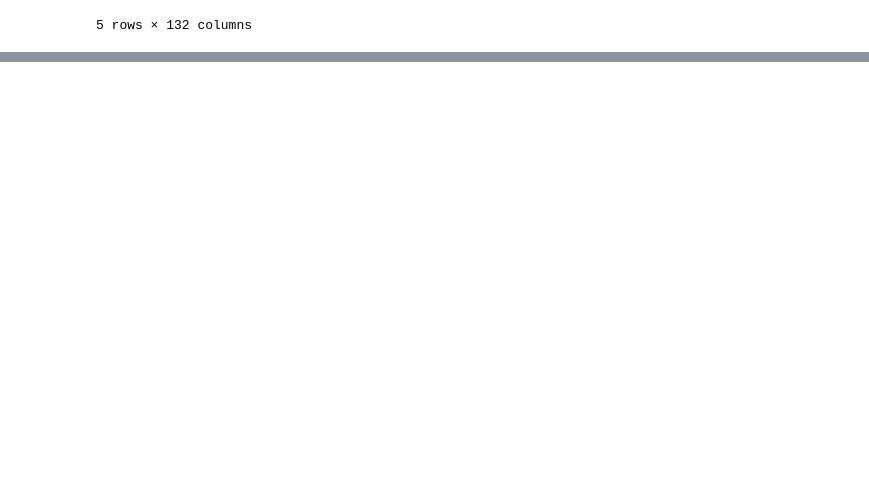
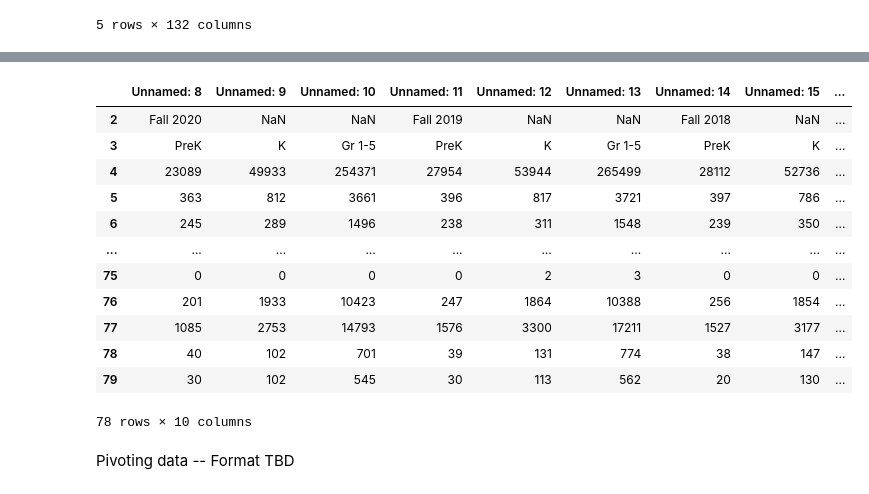
Before and after one commit to Sliceydog/ECH-in-NOLA.github.io, a Jupyter notebook: milestoneOne.ipynb, the cells around one changed output, grey strips where cells are left out. Cells and saved outputs as stored; diff of their text form; code cells hidden in the pictures; blank space fills up the shorter version.

```diff
--- a/milestoneOne.ipynb
+++ b/milestoneOne.ipynb
@@ -68,0 +132,3 @@ incoming_reflection2020.head()
+# %%
+enrollmentDF = pd.read_excel("../notebooks/_data/pk-5enrollmentdata.xlsx")
+enrollmentDF.head()
@@ -68,0 +142,25 @@ incoming_reflection2020.head()
+# %%
+parish = enrollmentDF.iloc[4:, 1]
+enrollment = enrollmentDF.iloc[2:, 8:]
+#enrollment = enrollment.to_frame()
+# %%
+enrollment["Parish"] = parish
+
+#enrollment.drop(columns=[10, 13, 16], axis=1)
+enrollment
+# %% [output]
+|  | Unnamed: 8 | Unnamed: 9 | Unnamed: 10 | Unnamed: 11 | Unnamed: 12 | Unnamed: 13 | Unnamed: 14 | Unnamed: 15 | ... |
+| 2 | Fall 2020 | NaN | NaN | Fall 2019 | NaN | NaN | Fall 2018 | NaN | ... |
+| 3 | PreK | K | Gr 1-5 | PreK | K | Gr 1-5 | PreK | K | ... |
+| 4 | 23089 | 49933 | 254371 | 27954 | 53944 | 265499 | 28112 | 52736 | ... |
+| 5 | 363 | 812 | 3661 | 396 | 817 | 3721 | 397 | 786 | ... |
+| 6 | 245 | 289 | 1496 | 238 | 311 | 1548 | 239 | 350 | ... |
+| ... | ... | ... | ... | ... | ... | ... | ... | ... | ... |
+| 75 | 0 | 0 | 0 | 0 | 2 | 3 | 0 | 0 | ... |
+| 76 | 201 | 1933 | 10423 | 247 | 1864 | 10388 | 256 | 1854 | ... |
+| 77 | 1085 | 2753 | 14793 | 1576 | 3300 | 17211 | 1527 | 3177 | ... |
+| 78 | 40 | 102 | 701 | 39 | 131 | 774 | 38 | 147 | ... |
+| 79 | 30 | 102 | 545 | 30 | 113 | 562 | 20 | 130 | ... |
+78 rows × 10 columns
+# %% [markdown]
+Pivoting data -- Format TBD
```
Also changed, not shown: parts of 14 cells of this notebook.
